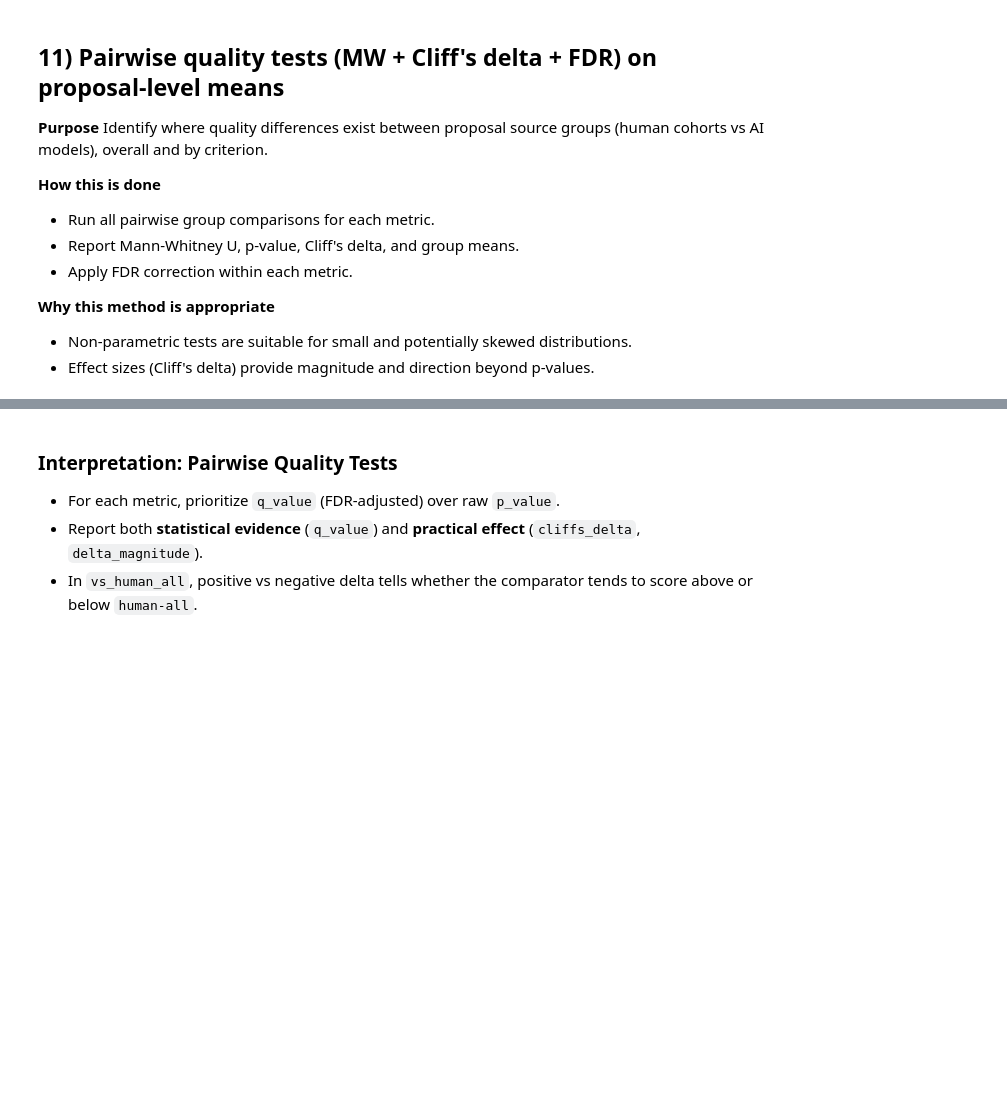
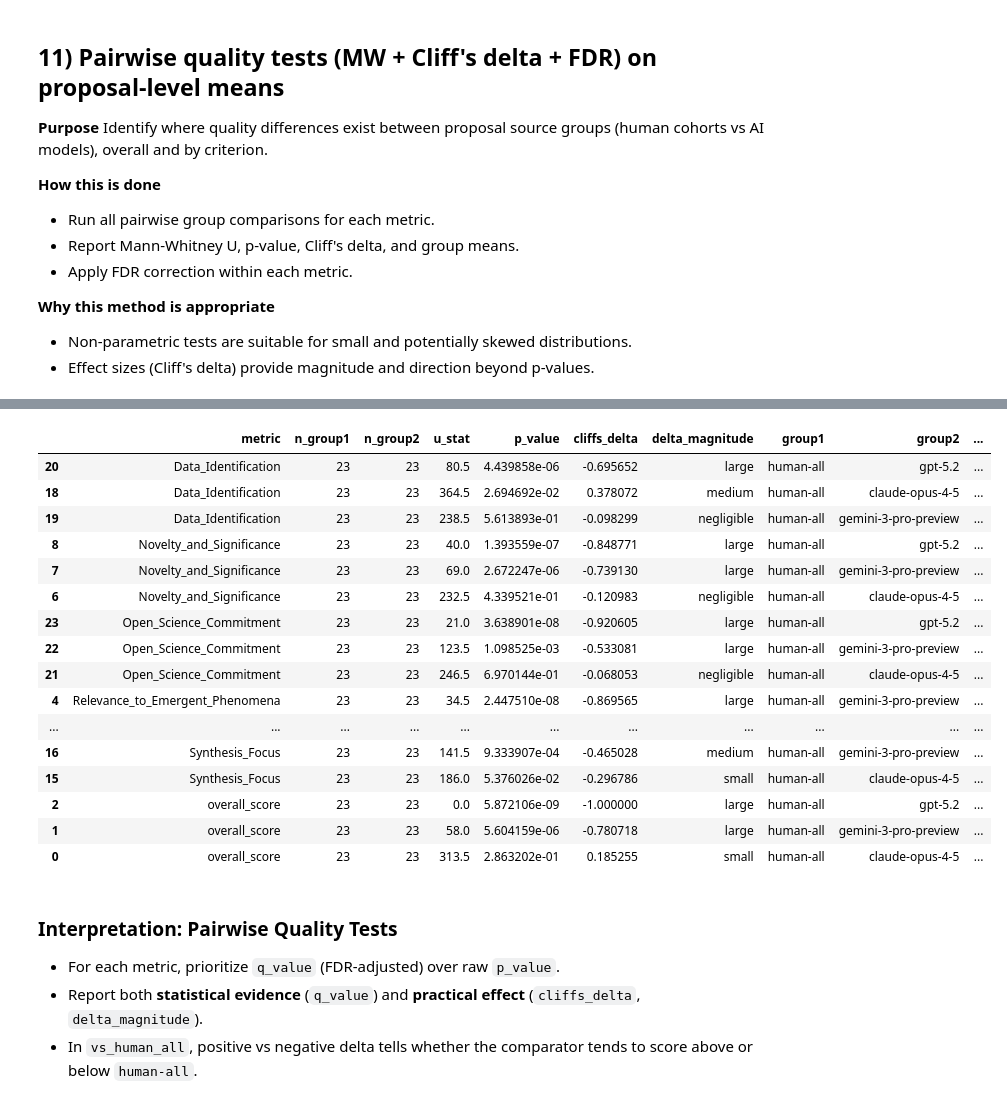
Before and after one commit to eveyhuang/human-AI-proposal, a Jupyter notebook: compare_reviews.ipynb, the cells around one changed output, grey strips where cells are left out. Cells and saved outputs as stored; diff of their text form; code cells hidden in the pictures; blank space fills up the shorter version.

```diff
--- a/compare_reviews.ipynb
+++ b/compare_reviews.ipynb
@@ -1210,0 +1278,64 @@ vs_human_all.sort_values(['metric', 'q_value', 'p_value']).head(40)
+# %%
+# Purpose:
+# Pairwise group comparisons for each quality metric, with FDR control.
+#
+# Two separate comparisons:
+#   1. human-y1 vs human-y2  — are the two human cohorts different?
+#      Uses base_groups combinations (no human-all, avoids subset/superset overlap).
+#   2. human-all vs each AI group — human-vs-AI contrast at full power (n≈23 vs n≈12).
+#      human-all is independent of the AI groups, so Mann-Whitney is valid here.
+
+ai_groups = ['claude-opus-4-5', 'gemini-3-pro-preview', 'gpt-5.2']
+
+# --- 1) Human cohort comparison: y1 vs y2 ---
+cohort_results = []
+for metric in QUALITY_METRICS:
+    s1 = get_group_values(proposal_scores, 'human-y1', metric)
+    s2 = get_group_values(proposal_scores, 'human-y2', metric)
+    out = mannwhitney_summary(s1, s2, metric_name=metric)
+    out['group1'] = 'human-y1'
+    out['group2'] = 'human-y2'
+    out['mean_group1'] = np.mean(s1) if len(s1) else np.nan
+    out['mean_group2'] = np.mean(s2) if len(s2) else np.nan
+    cohort_results.append(out)
+
+human_cohort_df = pd.DataFrame(cohort_results)
+human_cohort_df = add_bh_fdr(human_cohort_df, p_col='p_value', group_cols=['metric'])
+
+# --- 2) Human-all vs each AI group ---
+vs_ai_results = []
+for metric in QUALITY_METRICS:
+    s_human = get_group_values(proposal_scores, 'human-all', metric)
+    for g in ai_groups:
+        s_ai = get_group_values(proposal_scores, g, metric)
+        out = mannwhitney_summary(s_human, s_ai, metric_name=metric)
+        out['group1'] = 'human-all'
+        out['group2'] = g
+        out['mean_group1'] = np.mean(s_human) if len(s_human) else np.nan
+        out['mean_group2'] = np.mean(s_ai) if len(s_ai) else np.nan
+        vs_ai_results.append(out)
+
+vs_ai_df = pd.DataFrame(vs_ai_results)
+vs_ai_df = add_bh_fdr(vs_ai_df, p_col='p_value', group_cols=['metric'])
+
+# Also keep a full pairwise table (base_groups only, for AI-vs-AI and other pairs)
+pairwise_results = []
+for metric in QUALITY_METRICS:
+    for g1, g2 in itertools.combinations(base_groups, 2):
+        s1 = get_group_values(proposal_scores, g1, metric)
+        s2 = get_group_values(proposal_scores, g2, metric)
+        out = mannwhitney_summary(s1, s2, metric_name=metric)
+        out['group1'] = g1
+        out['group2'] = g2
+        out['mean_group1'] = np.mean(s1) if len(s1) else np.nan
+        out['mean_group2'] = np.mean(s2) if len(s2) else np.nan
+        pairwise_results.append(out)
+
+pairwise_df = pd.DataFrame(pairwise_results)
+pairwise_df = add_bh_fdr(pairwise_df, p_col='p_value', group_cols=['metric'])
+
+print('1) Human cohort comparison (y1 vs y2):')
+display(human_cohort_df.sort_values(['metric', 'q_value']))
+print('2) Human-all vs each AI group:')
+display(vs_ai_df.sort_values(['metric', 'q_value', 'p_value']))
+# %% [output]
@@ -1211,3 +1353,20 @@ vs_human_all.sort_values(['metric', 'q_value', 'p_value']).head(40)
+|  | metric | n_group1 | n_group2 | u_stat | p_value | cliffs_delta | delta_magnitude | group1 | group2 | ... |
+| 20 | Data_Identification | 23 | 23 | 80.5 | 4.439858e-06 | -0.695652 | large | human-all | gpt-5.2 | ... |
+| 18 | Data_Identification | 23 | 23 | 364.5 | 2.694692e-02 | 0.378072 | medium | human-all | claude-opus-4-5 | ... |
+| 19 | Data_Identification | 23 | 23 | 238.5 | 5.613893e-01 | -0.098299 | negligible | human-all | gemini-3-pro-preview | ... |
+| 8 | Novelty_and_Significance | 23 | 23 | 40.0 | 1.393559e-07 | -0.848771 | large | human-all | gpt-5.2 | ... |
+| 7 | Novelty_and_Significance | 23 | 23 | 69.0 | 2.672247e-06 | -0.739130 | large | human-all | gemini-3-pro-preview | ... |
+| 6 | Novelty_and_Significance | 23 | 23 | 232.5 | 4.339521e-01 | -0.120983 | negligible | human-all | claude-opus-4-5 | ... |
+| 23 | Open_Science_Commitment | 23 | 23 | 21.0 | 3.638901e-08 | -0.920605 | large | human-all | gpt-5.2 | ... |
+| 22 | Open_Science_Commitment | 23 | 23 | 123.5 | 1.098525e-03 | -0.533081 | large | human-all | gemini-3-pro-preview | ... |
+| 21 | Open_Science_Commitment | 23 | 23 | 246.5 | 6.970144e-01 | -0.068053 | negligible | human-all | claude-opus-4-5 | ... |
+| 4 | Relevance_to_Emergent_Phenomena | 23 | 23 | 34.5 | 2.447510e-08 | -0.869565 | large | human-all | gemini-3-pro-preview | ... |
+| ... | ... | ... | ... | ... | ... | ... | ... | ... | ... | ... |
+| 16 | Synthesis_Focus | 23 | 23 | 141.5 | 9.333907e-04 | -0.465028 | medium | human-all | gemini-3-pro-preview | ... |
+| 15 | Synthesis_Focus | 23 | 23 | 186.0 | 5.376026e-02 | -0.296786 | small | human-all | claude-opus-4-5 | ... |
+| 2 | overall_score | 23 | 23 | 0.0 | 5.872106e-09 | -1.000000 | large | human-all | gpt-5.2 | ... |
+| 1 | overall_score | 23 | 23 | 58.0 | 5.604159e-06 | -0.780718 | large | human-all | gemini-3-pro-preview | ... |
+| 0 | overall_score | 23 | 23 | 313.5 | 2.863202e-01 | 0.185255 | small | human-all | claude-opus-4-5 | ... |
 # %% [markdown]
 ### Interpretation: Pairwise Quality Tests
 
```
Also changed, not shown: parts of 50 cells of this notebook, 33 other files.
